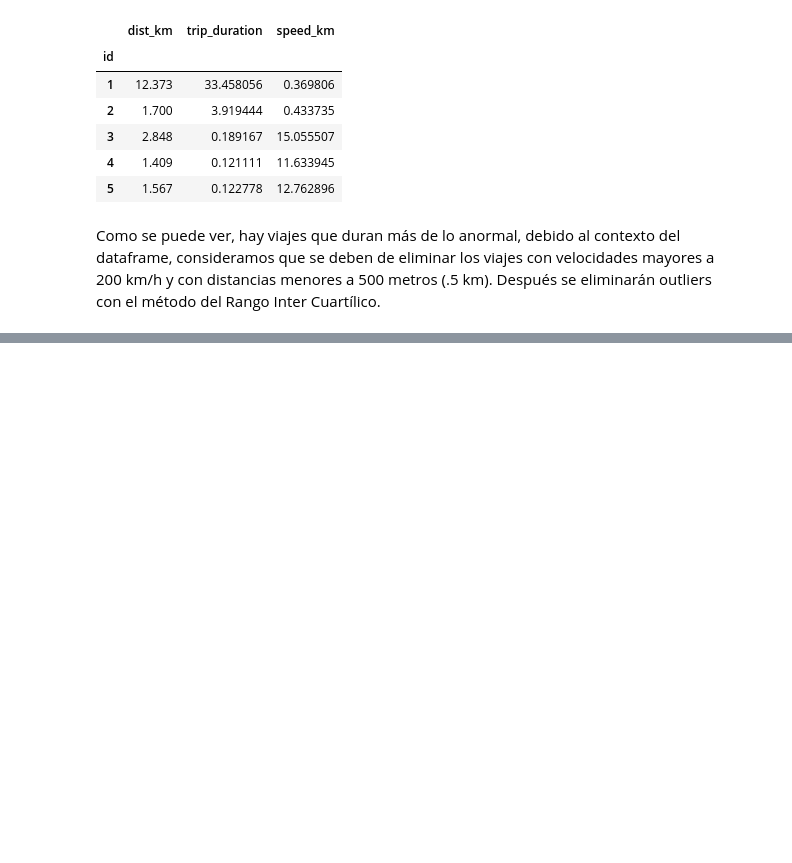
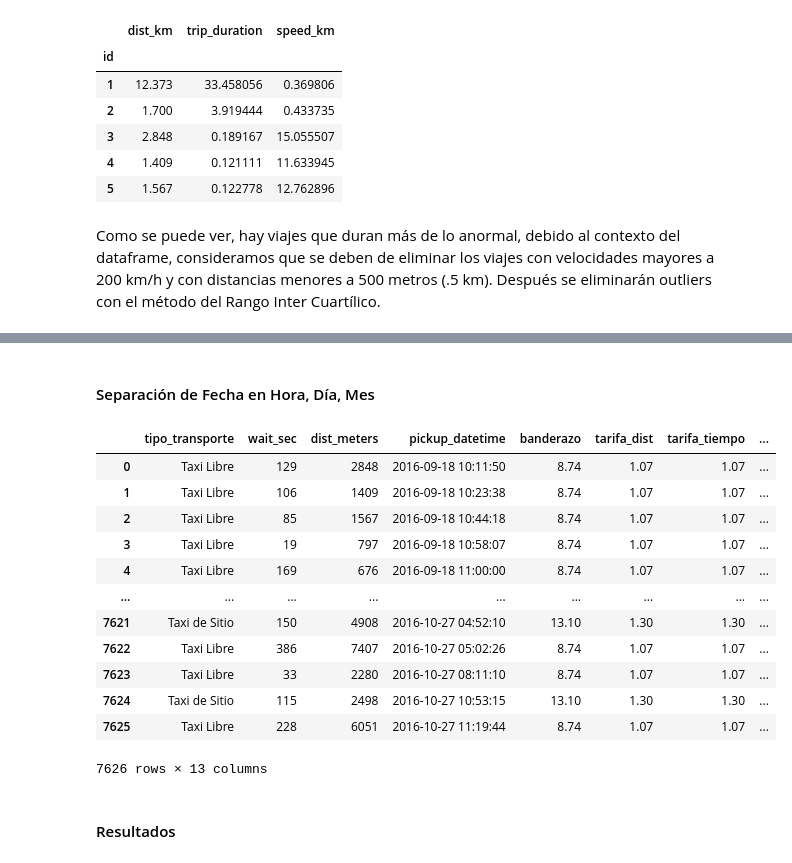
Before and after one commit to CristopherCano/Proyecto_Python_Procesamiento_de_datos, a Jupyter notebook: Proyecto.ipynb, the cells around one changed output, grey strips where cells are left out. Saved outputs shown, nothing was run; the diff lists cells and outputs as text; code cells hidden in the pictures; blank space fills up the shorter version.

```diff
--- a/Proyecto.ipynb
+++ b/Proyecto.ipynb
@@ -415,0 +1014,31 @@ costos_viajes[costos_viajes["vendor_id"] == "UberBlack"]
+# %% [markdown]
+#### Separación de Fecha en Hora, Día, Mes
+# %%
+#Se obtiene la columna Hora
+costos_viajes["hora"] = costos_viajes["pickup_datetime"].apply(lambda x: x.strftime("%I"))
+
+#Se obtiene la columna Día
+costos_viajes["dia"] = costos_viajes["pickup_datetime"].apply(lambda x: x.strftime("%A"))
+
+#Se obtiene la columna Mes
+costos_viajes["mes"] = costos_viajes["pickup_datetime"].apply(lambda x: x.strftime("%B"))
+
+costos_viajes
+
+#Con los valores arrojados, se puede corroborar que las nuevas columnas son correctas
+# %% [output]
+|  | tipo_transporte | wait_sec | dist_meters | pickup_datetime | banderazo | tarifa_dist | tarifa_tiempo | ... |
+| 0 | Taxi Libre | 129 | 2848 | 2016-09-18 10:11:50 | 8.74 | 1.07 | 1.07 | ... |
+| 1 | Taxi Libre | 106 | 1409 | 2016-09-18 10:23:38 | 8.74 | 1.07 | 1.07 | ... |
+| 2 | Taxi Libre | 85 | 1567 | 2016-09-18 10:44:18 | 8.74 | 1.07 | 1.07 | ... |
+| 3 | Taxi Libre | 19 | 797 | 2016-09-18 10:58:07 | 8.74 | 1.07 | 1.07 | ... |
+| 4 | Taxi Libre | 169 | 676 | 2016-09-18 11:00:00 | 8.74 | 1.07 | 1.07 | ... |
+| ... | ... | ... | ... | ... | ... | ... | ... | ... |
+| 7621 | Taxi de Sitio | 150 | 4908 | 2016-10-27 04:52:10 | 13.10 | 1.30 | 1.30 | ... |
+| 7622 | Taxi Libre | 386 | 7407 | 2016-10-27 05:02:26 | 8.74 | 1.07 | 1.07 | ... |
+| 7623 | Taxi Libre | 33 | 2280 | 2016-10-27 08:11:10 | 8.74 | 1.07 | 1.07 | ... |
+| 7624 | Taxi de Sitio | 115 | 2498 | 2016-10-27 10:53:15 | 13.10 | 1.30 | 1.30 | ... |
+| 7625 | Taxi Libre | 228 | 6051 | 2016-10-27 11:19:44 | 8.74 | 1.07 | 1.07 | ... |
+7626 rows × 13 columns
+# %% [markdown]
+#### Resultados
```
Also changed, not shown: parts of 190 cells of this notebook.
